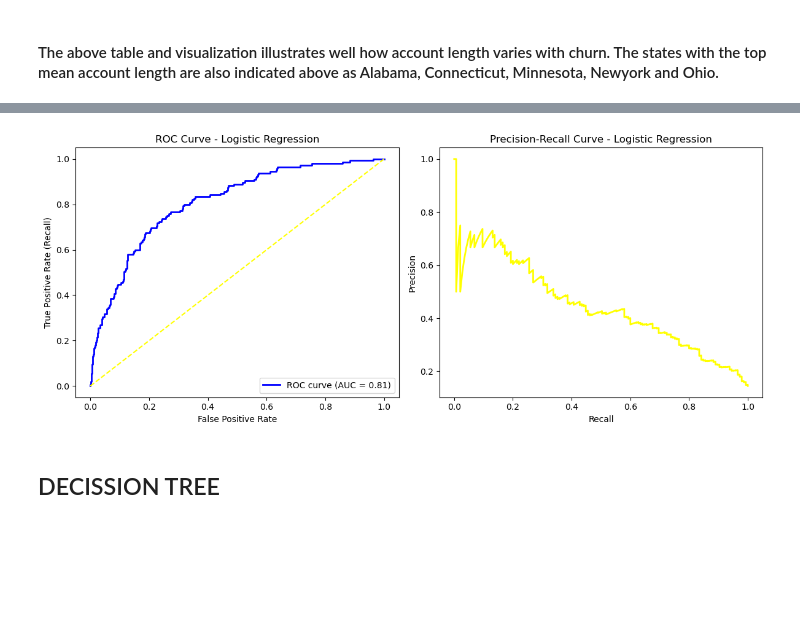
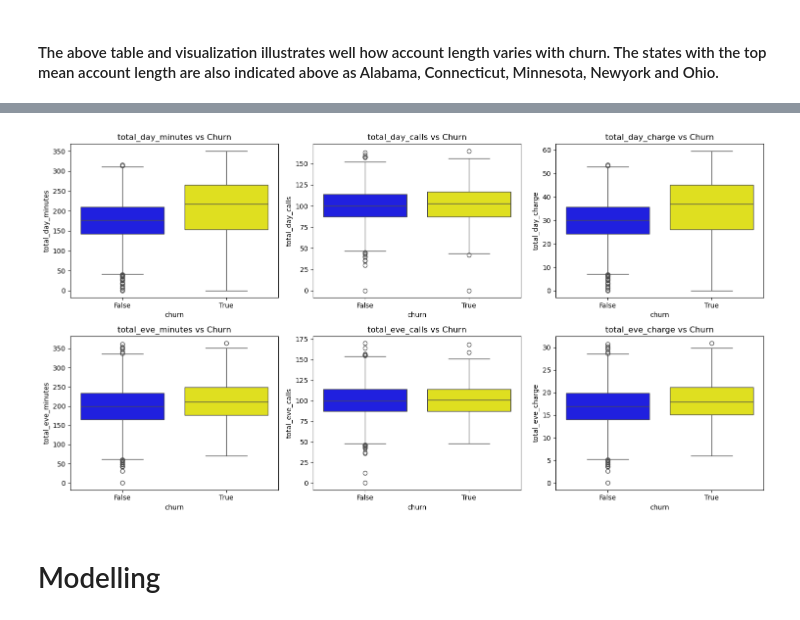
Before and after one commit to Kiplagat8/dsft13hybrid_phase3_project_group4, a Jupyter notebook: index.ipynb, the cells around one changed output, grey strips where cells are left out. Cells and saved outputs as stored; diff of their text form; code cells hidden in the pictures; blank space fills up the shorter version.

```diff
--- a/index.ipynb
+++ b/index.ipynb
@@ -341,31 +398,22 @@ plt.show()
-# %%
-# ROC Curve
-fpr, tpr, _ = roc_curve(y_test, y_prob)
-roc_auc = auc(fpr, tpr)
-
-# Precision-Recall Curve
-precision, recall, _ = precision_recall_curve(y_test, y_prob)
-
-# Plot Side by Side
-fig, ax = plt.subplots(1, 2, figsize=(12,5))
-
-# ROC Curve
-ax[0].plot(fpr, tpr, color='blue', lw=2, label=f'ROC curve (AUC = {roc_auc:.2f})')
-ax[0].plot([0,1], [0,1], color='yellow', linestyle='--')
-ax[0].set_xlabel('False Positive Rate')
-ax[0].set_ylabel('True Positive Rate (Recall)')
-ax[0].set_title('ROC Curve - Logistic Regression')
-ax[0].legend(loc="lower right")
-
-# Precision-Recall Curve
-ax[1].plot(recall, precision, color='yellow', lw=2)
-ax[1].set_xlabel('Recall')
-ax[1].set_ylabel('Precision')
-ax[1].set_title('Precision-Recall Curve - Logistic Regression')
-
-plt.tight_layout()
-plt.show()
-# %% [output]
-[figure, removed]
-# %% [markdown]
-## DECISSION TREE
+# %%
+# We visualize different features against churn
+features = [
+    'total_day_minutes', 'total_day_calls', 'total_day_charge',
+    'total_eve_minutes', 'total_eve_calls', 'total_eve_charge',
+    'total_night_minutes', 'total_night_calls', 'total_night_charge',
+    'total_intl_minutes', 'total_intl_calls', 'total_intl_charge',
+    'customer_service_calls'
+]
+
+# Visualize boxplots for each feature against churn
+plt.figure(figsize=(15, 8))
+for i, col in enumerate(features[:6], 1):
+    plt.subplot(2, 3, i)
+    sns.boxplot(data=df, x='churn', hue='churn', y=col, palette=["blue", "yellow"], legend= False)
+    plt.title(f"{col} vs Churn")
+plt.tight_layout()
+plt.show()
+# %% [output]
+[figure, added]
+# %% [markdown]
+# Modelling
```
Also changed, not shown: parts of 92 cells of this notebook.
